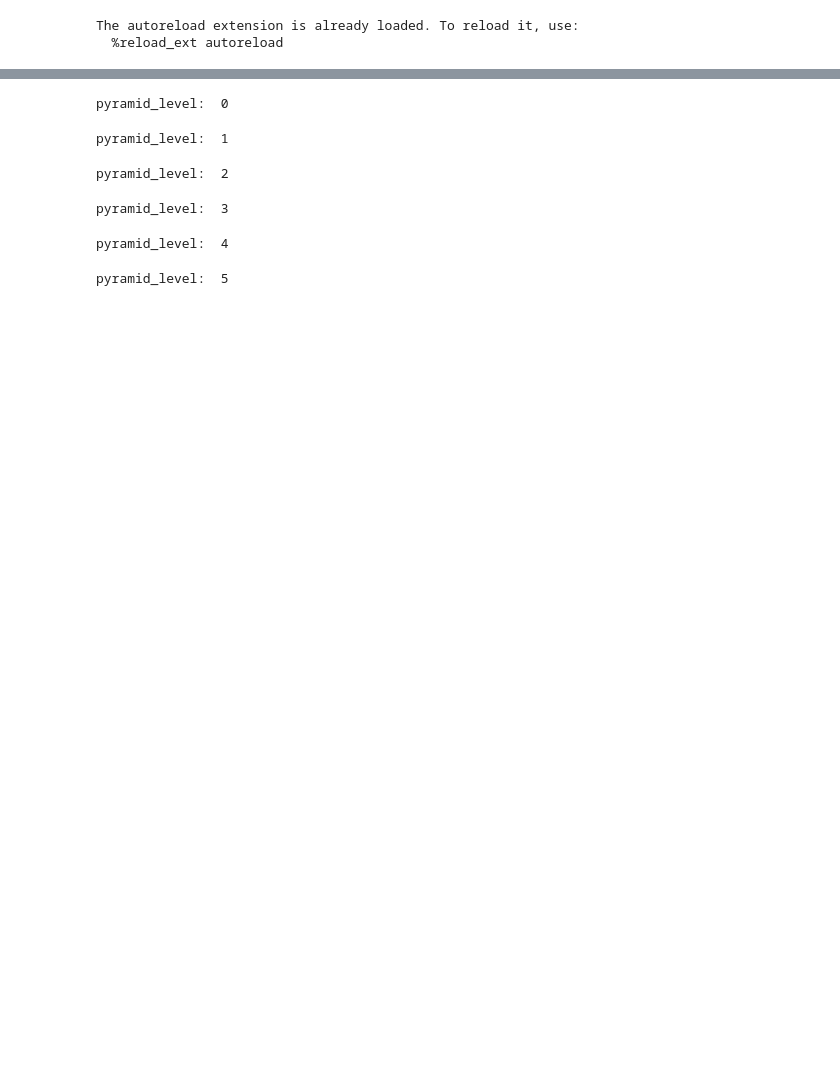
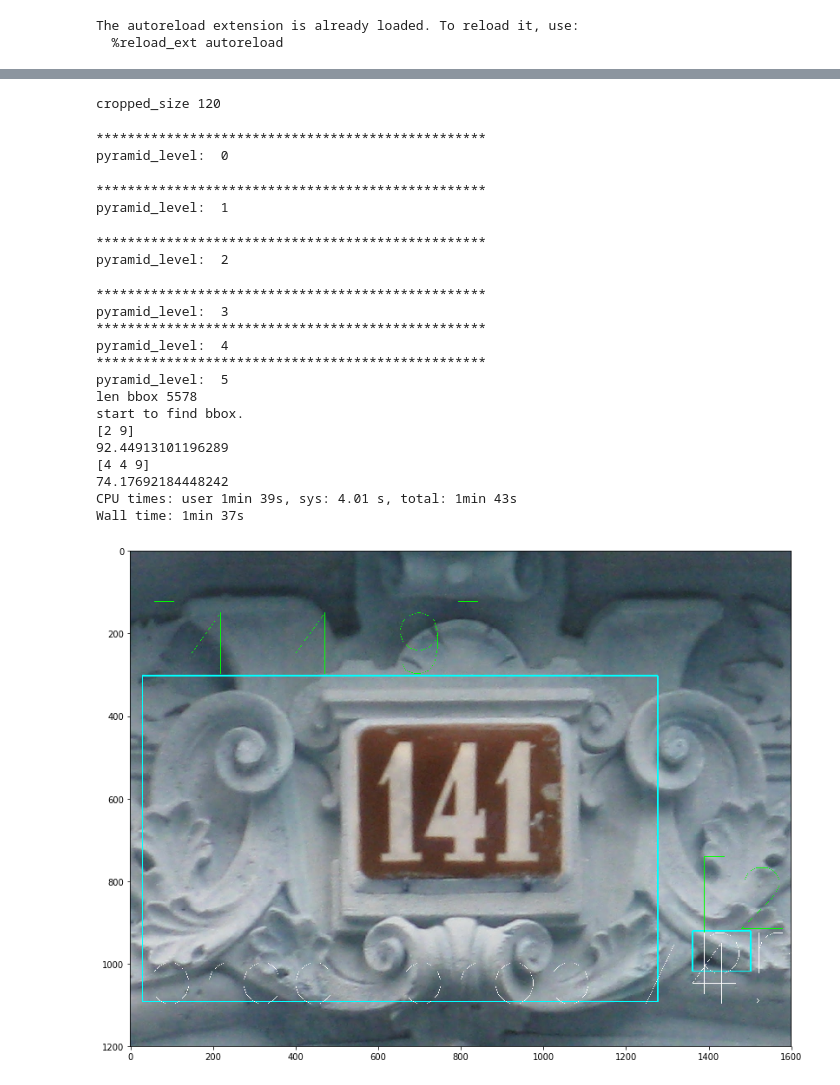
Before and after one commit to YueWen1994/cnn_project, a Jupyter notebook: cnn/vgg_pretrain_detection.ipynb, the cells around one changed output, grey strips where cells are left out. Cells and saved outputs as stored; diff of their text form; code cells hidden in the pictures; blank space fills up the shorter version.

```diff
--- a/cnn/vgg_pretrain_detection.ipynb
+++ b/cnn/vgg_pretrain_detection.ipynb
@@ -111,12 +119,29 @@ Wall time: 18.3 s
 # %%
 %%time
-img = cv2.imread('input_images/1.png')
-show_img(img)
-img_out = detect_bbox(img,steps=10, cropped_size=48, save_img=False)
+img = cv2.imread('input_images/7.jpg')
+#show_img(img)
+img_out = detect_bbox(img, steps=10, minimal_pic_factor=10, pyramid_scale_step=0.5, save_img=False)
+show_img(img_out)
 # %% [output]
-pyramid_level:  0
+cropped_size 120
-pyramid_level:  1
+**************************************************
+pyramid_level:  0
-pyramid_level:  2
+**************************************************
+pyramid_level:  1
-pyramid_level:  3
+**************************************************
+pyramid_level:  2
+**************************************************
+pyramid_level:  3
+**************************************************
 pyramid_level:  4
+**************************************************
+pyramid_level:  5
+len bbox 5578
+start to find bbox.
+[2 9]
+92.44913101196289
+[4 4 9]
+74.17692184448242
+CPU times: user 1min 39s, sys: 4.01 s, total: 1min 43s
+Wall time: 1min 37s
-pyramid_level:  5
+[figure, added]
```
Also changed, not shown: parts of 4 cells of this notebook, 25 other files.
